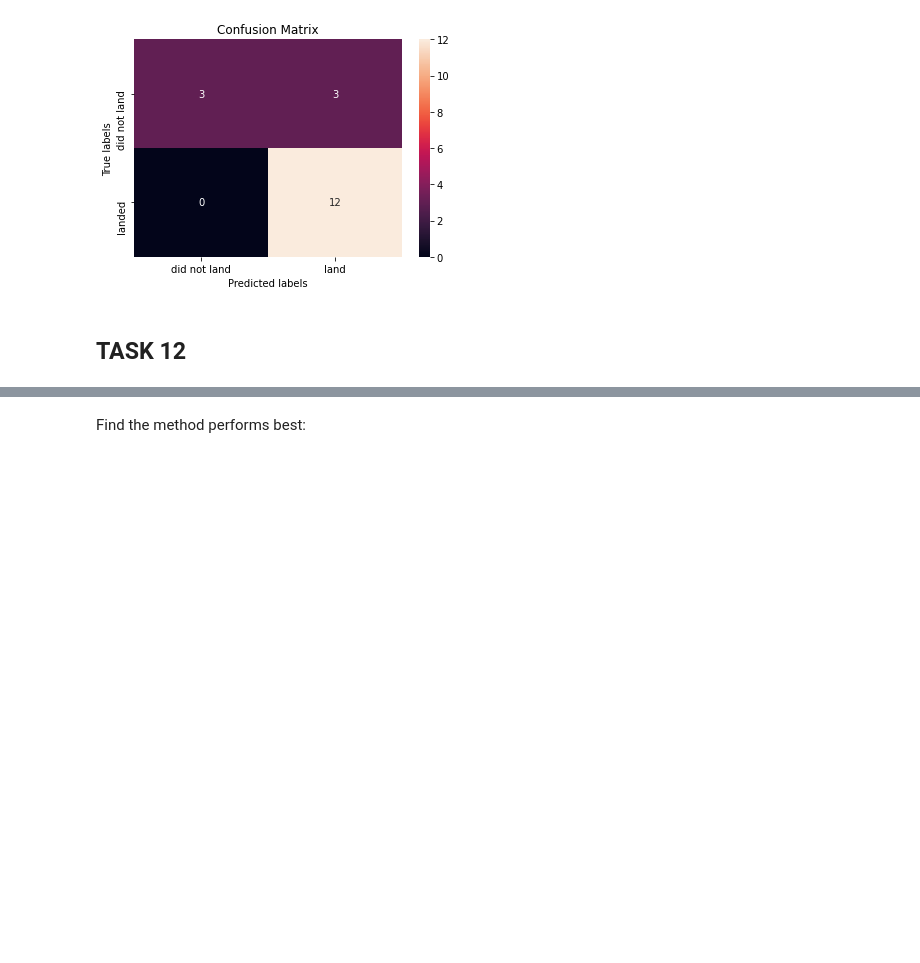
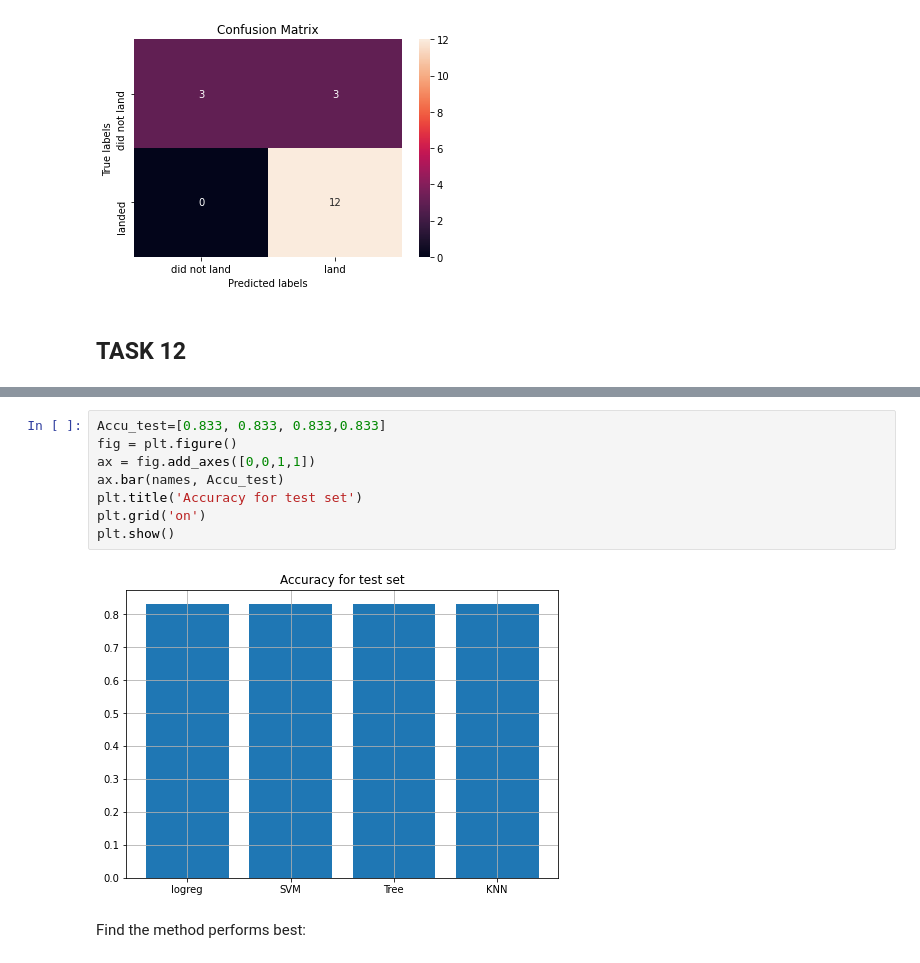
Before and after one commit to qzdong2008/IBM-data-science-capstone-project-SPACE-X-first-stage-landing, a Jupyter notebook: Machine Learning Prediction.ipynb, the cells around one changed output, grey strips where cells are left out. Saved outputs shown, nothing was run; the diff lists cells and outputs as text; blank space fills up the shorter version.

```diff
--- a/Machine Learning Prediction.ipynb
+++ b/Machine Learning Prediction.ipynb
@@ -346,3 +357,13 @@ plot_confusion_matrix(Y_test,yhat)
+# %%
+Accu_test=[0.833, 0.833, 0.833,0.833]
+fig = plt.figure()
+ax = fig.add_axes([0,0,1,1])
+ax.bar(names, Accu_test)
+plt.title('Accuracy for test set')
+plt.grid('on')
+plt.show()
+# %% [output]
+[figure, added]
 # %% [markdown]
 Find the method performs best:
 # %% [markdown]
```
Also changed, not shown: parts of 4 cells of this notebook.
